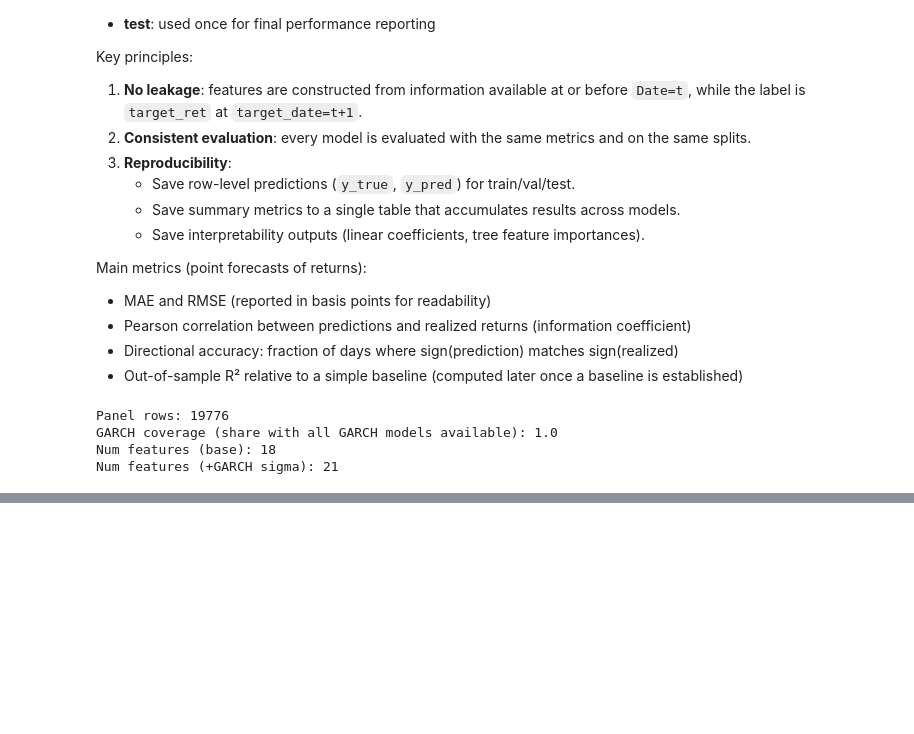
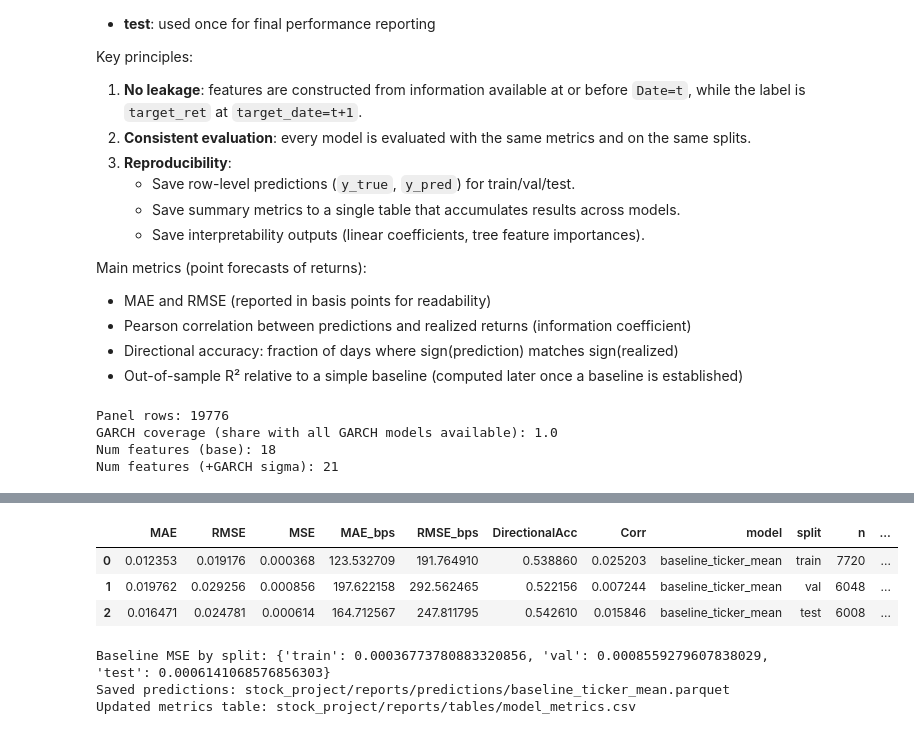
Before and after one commit to RichelCode/Final_Stock_Analysis, a Jupyter notebook: stock_market_final.ipynb, the cells around one changed output, grey strips where cells are left out. Drawn from its saved outputs; the diff is of its cells as text; code cells hidden in the pictures; blank space fills up the shorter version.

Commit message:
historical mean

```diff
--- a/stock_market_final.ipynb
+++ b/stock_market_final.ipynb
@@ -1424,0 +1460,31 @@ We will:
+# %%
+MODEL_NAME = "baseline_ticker_mean"
+
+# Mean target return per ticker from TRAIN only
+ticker_mean = train_df.groupby("Ticker")[TARGET_COL].mean()
+
+def predict_ticker_mean(df_part: pd.DataFrame) -> np.ndarray:
+    return df_part["Ticker"].map(ticker_mean).to_numpy()
+
+pred_df = pd.concat([
+    make_pred_frame(train_df, predict_ticker_mean(train_df), MODEL_NAME),
+    make_pred_frame(val_df,   predict_ticker_mean(val_df),   MODEL_NAME),
+    make_pred_frame(test_df,  predict_ticker_mean(test_df),  MODEL_NAME),
+], ignore_index=True)
+
+metrics_df = evaluate_predictions(pred_df, MODEL_NAME, baseline_mse_by_split=None)
+display(metrics_df)
+
+# Save baseline MSE for OOS_R2 comparisons later
+BASELINE_MSE_BY_SPLIT = metrics_df.set_index("split")["MSE"].to_dict()
+print("Baseline MSE by split:", BASELINE_MSE_BY_SPLIT)
+
+save_predictions_and_metrics(pred_df, metrics_df, MODEL_NAME)
+# %% [output]
+|  | MAE | RMSE | MSE | MAE_bps | RMSE_bps | DirectionalAcc | Corr | model | split | n | ... |
+| 0 | 0.012353 | 0.019176 | 0.000368 | 123.532709 | 191.764910 | 0.538860 | 0.025203 | baseline_ticker_mean | train | 7720 | ... |
+| 1 | 0.019762 | 0.029256 | 0.000856 | 197.622158 | 292.562465 | 0.522156 | 0.007244 | baseline_ticker_mean | val | 6048 | ... |
+| 2 | 0.016471 | 0.024781 | 0.000614 | 164.712567 | 247.811795 | 0.542610 | 0.015846 | baseline_ticker_mean | test | 6008 | ... |
+Baseline MSE by split: {'train': 0.00036773780883320856, 'val': 0.0008559279607838029, 'test': 0.0006141068576856303}
+Saved predictions: stock_project/reports/predictions/baseline_ticker_mean.parquet
+Updated metrics table: stock_project/reports/tables/model_metrics.csv
```
Also changed, not shown: parts of 4 cells of this notebook, 2 other files.
